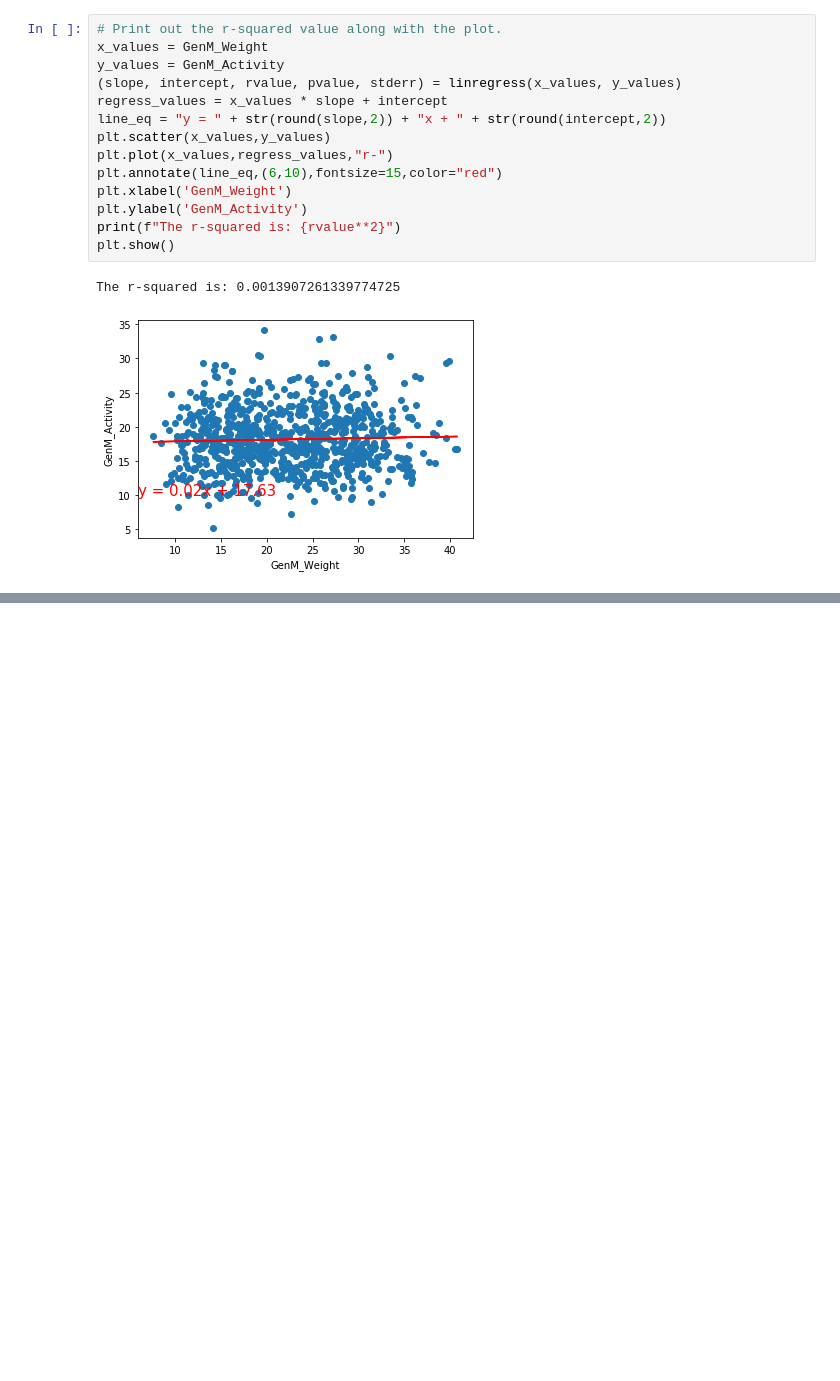
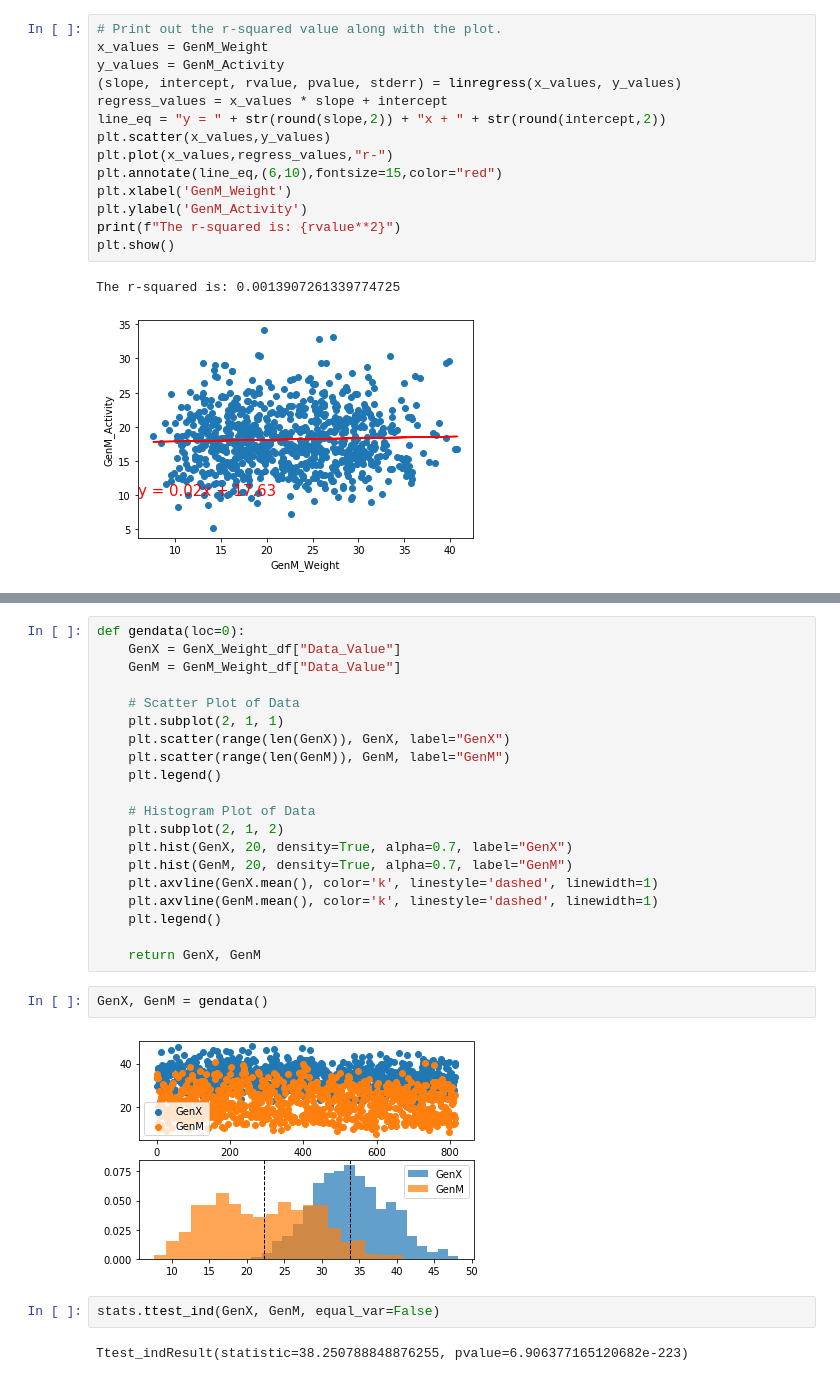
Before and after one commit to darkulzer/Project_1, a Jupyter notebook: Project1_Group2.ipynb, the cells around one changed output, grey strips where cells are left out. Drawn from its saved outputs; the diff is of its cells as text; blank space fills up the shorter version.

```diff
--- a/Project1_Group2.ipynb
+++ b/Project1_Group2.ipynb
@@ -300,3 +273,31 @@ fig.add_layer(activity_layer)
 fig
 # %% [output]
 [interactive output not drawn]
+# %%
+def gendata(loc=0):
+    GenX = GenX_Weight_df["Data_Value"]
+    GenM = GenM_Weight_df["Data_Value"]
+
+    # Scatter Plot of Data
+    plt.subplot(2, 1, 1)
+    plt.scatter(range(len(GenX)), GenX, label="GenX")
+    plt.scatter(range(len(GenM)), GenM, label="GenM")
+    plt.legend()
+
+    # Histogram Plot of Data
+    plt.subplot(2, 1, 2)
+    plt.hist(GenX, 20, density=True, alpha=0.7, label="GenX")
+    plt.hist(GenM, 20, density=True, alpha=0.7, label="GenM")
+    plt.axvline(GenX.mean(), color='k', linestyle='dashed', linewidth=1)
+    plt.axvline(GenM.mean(), color='k', linestyle='dashed', linewidth=1)
+    plt.legend()
+
+    return GenX, GenM
+# %%
+GenX, GenM = gendata()
+# %% [output]
+[figure, added]
+# %%
+stats.ttest_ind(GenX, GenM, equal_var=False)
+# %% [output]
+Ttest_indResult(statistic=38.250788848876255, pvalue=6.906377165120682e-223)
```
Also changed, not shown: parts of 16 cells of this notebook, 2 other files.
